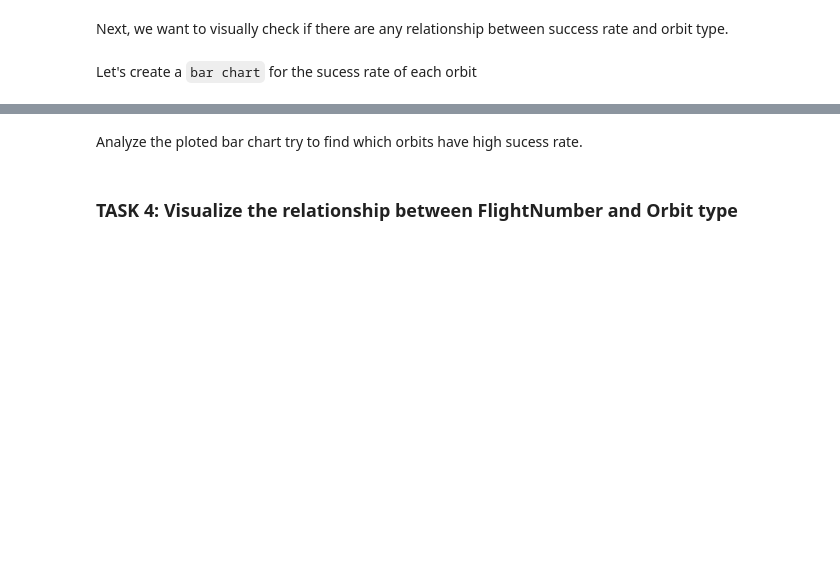
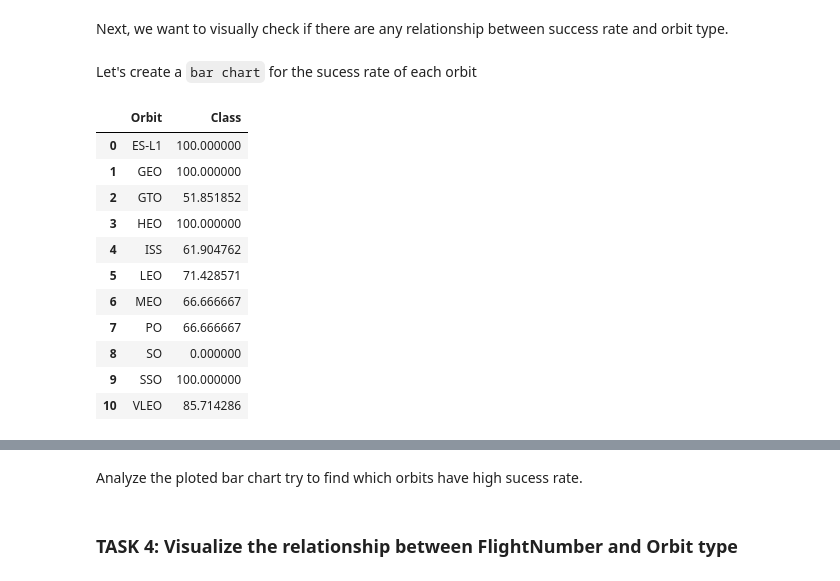
Before and after one commit to mtravaglini/DataScienceCapstone, a Jupyter notebook: jupyter-labs-eda-dataviz.ipynb, the cells around one changed output, grey strips where cells are left out. Drawn from its saved outputs; the diff is of its cells as text; code cells hidden in the pictures; blank space fills up the shorter version.

```diff
--- a/jupyter-labs-eda-dataviz.ipynb
+++ b/jupyter-labs-eda-dataviz.ipynb
@@ -119,6 +129,23 @@ Now if you observe Payload Vs. Launch Site scatter point chart you will find for
 Next, we want to visually check if there are any relationship between success rate and orbit type.
 # %% [markdown]
 Let's create a `bar chart` for the sucess rate of each orbit
+# %%
+df_orbit=pd.DataFrame(df.groupby(by=['Orbit'])['Class'].mean() * 100)
+df_orbit=df_orbit.reset_index()
+df_orbit
+# %% [output]
+|  | Orbit | Class |
+| 0 | ES-L1 | 100.000000 |
+| 1 | GEO | 100.000000 |
+| 2 | GTO | 51.851852 |
+| 3 | HEO | 100.000000 |
+| 4 | ISS | 61.904762 |
+| 5 | LEO | 71.428571 |
+| 6 | MEO | 66.666667 |
+| 7 | PO | 66.666667 |
+| 8 | SO | 0.000000 |
+| 9 | SSO | 100.000000 |
+| 10 | VLEO | 85.714286 |
 # %%
 # HINT use groupby method on Orbit column and get the mean of Class column
 
```
Also changed, not shown: parts of 4 cells of this notebook, 2 other files.
